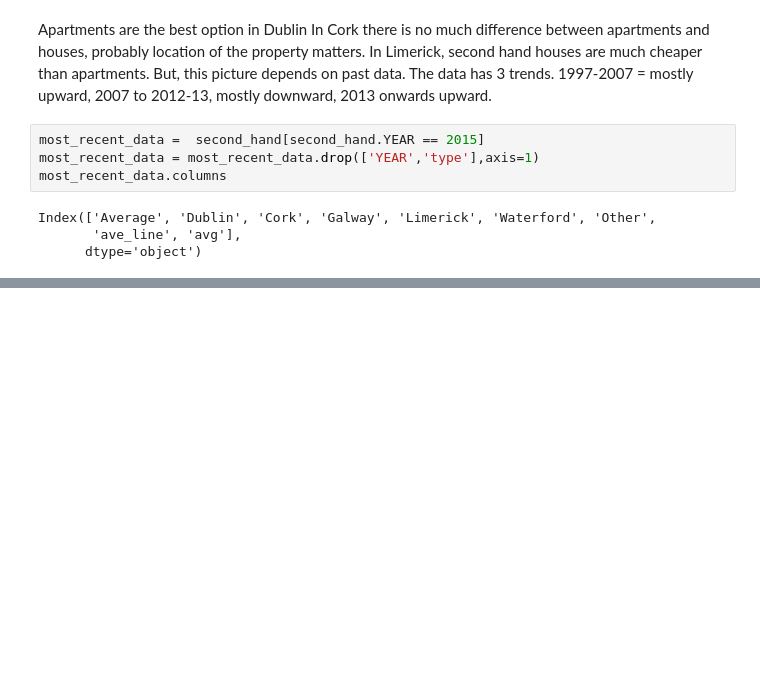
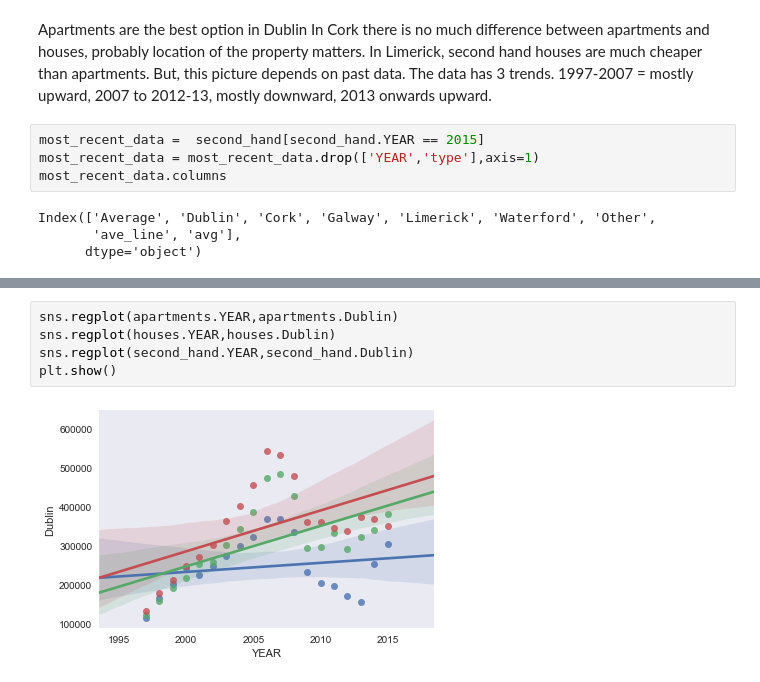
Before and after one commit to dhanya1/housing_data_ireland, a Jupyter notebook: derlinx_internship.ipynb, the cells around one changed output, grey strips where cells are left out. Saved outputs shown, nothing was run; the diff lists cells and outputs as text; blank space fills up the shorter version.

```diff
--- a/derlinx_internship.ipynb
+++ b/derlinx_internship.ipynb
@@ -408,0 +428,7 @@ plt.show()
+# %%
+sns.regplot(apartments.YEAR,apartments.Dublin)
+sns.regplot(houses.YEAR,houses.Dublin)
+sns.regplot(second_hand.YEAR,second_hand.Dublin)
+plt.show()
+# %% [output]
+[figure, added]
```
Also changed, not shown: parts of 7 cells of this notebook.
